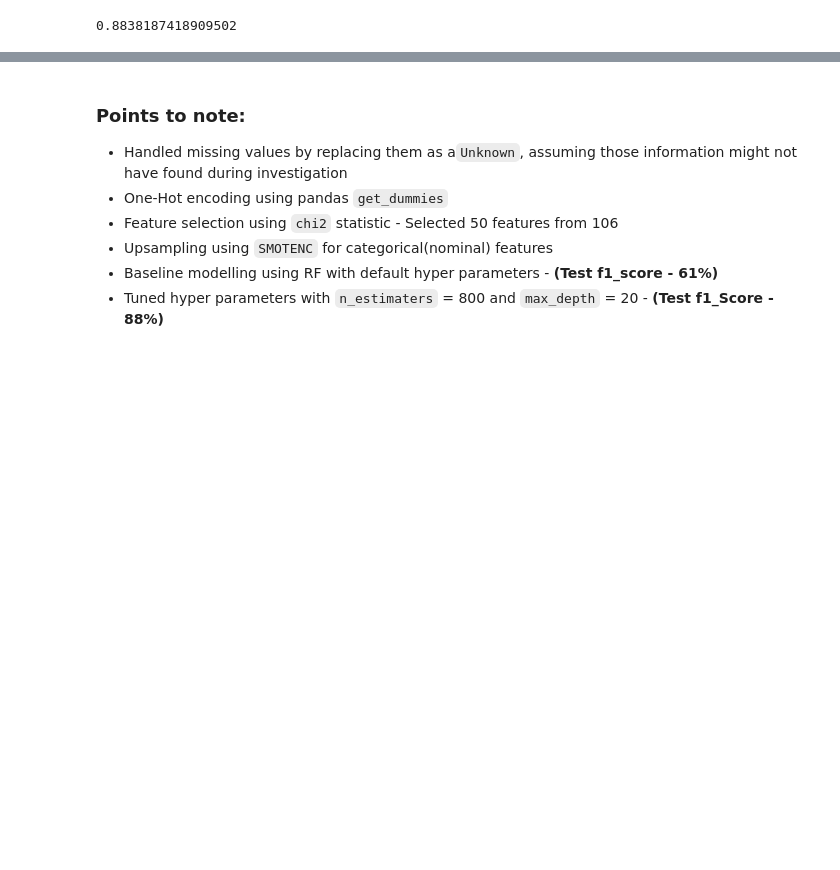
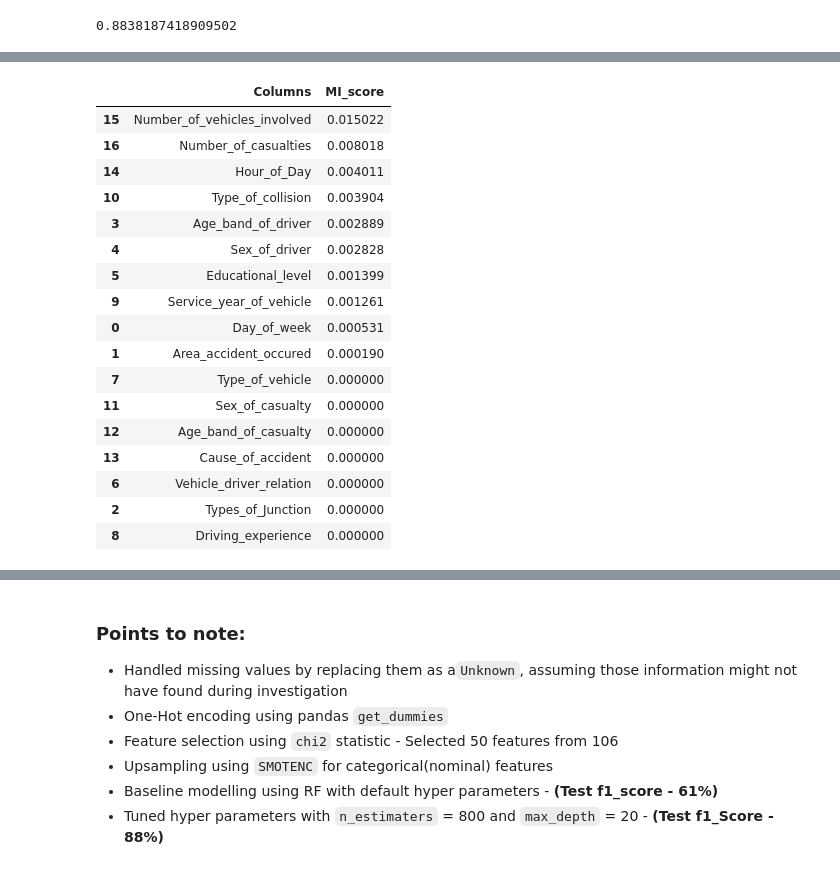
Before and after one commit to avikumart/Road-Traffic-Severity-Classification-Project, a Jupyter notebook: road-traffic-severity-classification-project.ipynb, the cells around one changed output, grey strips where cells are left out. Saved outputs shown, nothing was run; the diff lists cells and outputs as text; code cells hidden in the pictures; blank space fills up the shorter version.

Commit message:
Kaggle Notebook | Road Traffic Severity Classification Project(ML1) | Version 8

```diff
--- a/road-traffic-severity-classification-project.ipynb
+++ b/road-traffic-severity-classification-project.ipynb
@@ -559,0 +565,7 @@ print(f1score)
+# %%
+# encoder categorical features
+cat_fea_df = feature_df.drop(['Hour_of_Day','Number_of_vehicles_involved','Number_of_casualties'], axis=1)
+
+oencoder = OrdinalEncoder()
+encoded_df2 = pd.DataFrame(oencoder.fit_transform(cat_fea_df))
+encoded_df2.columns = cat_fea_df.columns
@@ -559,0 +577,3 @@ print(f1score)
+# %%
+final_df = pd.concat([encoded_df2,feature_df[['Hour_of_Day','Number_of_vehicles_involved','Number_of_casualties']]], axis=1)
+final_df.head()
@@ -559,0 +587,25 @@ print(f1score)
+# %%
+## mutual info classif to check informative features
+mi_calc2 = mutual_info_classif(final_df, y_en, random_state=42)
+mi_df2 = pd.DataFrame({'Columns':final_df.columns, 'MI_score':mi_calc2})
+mi_df2_sorted = mi_df2.sort_values(by='MI_score',ascending=False)
+mi_df2_sorted
+# %% [output]
+|  | Columns | MI_score |
+| 15 | Number_of_vehicles_involved | 0.015022 |
+| 16 | Number_of_casualties | 0.008018 |
+| 14 | Hour_of_Day | 0.004011 |
+| 10 | Type_of_collision | 0.003904 |
+| 3 | Age_band_of_driver | 0.002889 |
+| 4 | Sex_of_driver | 0.002828 |
+| 5 | Educational_level | 0.001399 |
+| 9 | Service_year_of_vehicle | 0.001261 |
+| 0 | Day_of_week | 0.000531 |
+| 1 | Area_accident_occured | 0.000190 |
+| 7 | Type_of_vehicle | 0.000000 |
+| 11 | Sex_of_casualty | 0.000000 |
+| 12 | Age_band_of_casualty | 0.000000 |
+| 13 | Cause_of_accident | 0.000000 |
+| 6 | Vehicle_driver_relation | 0.000000 |
+| 2 | Types_of_Junction | 0.000000 |
+| 8 | Driving_experience | 0.000000 |
```
Also changed, not shown: parts of 13 cells of this notebook.
